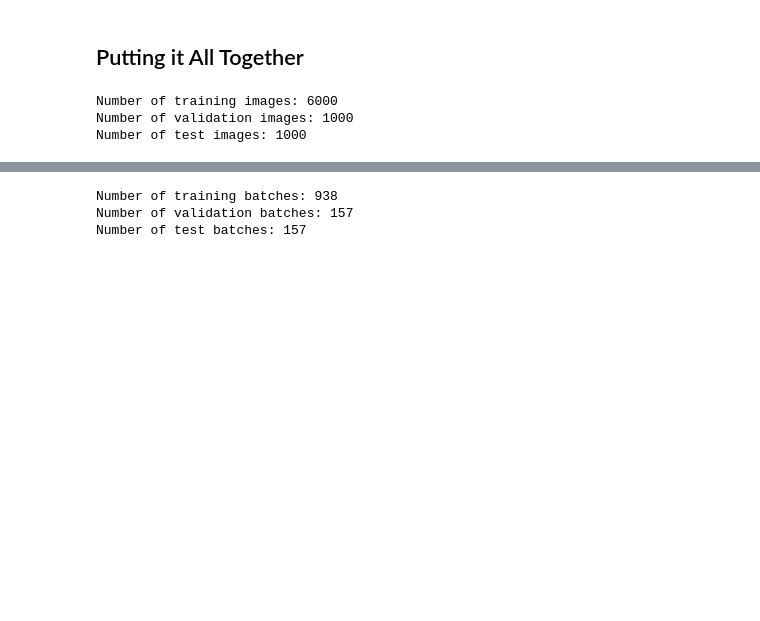
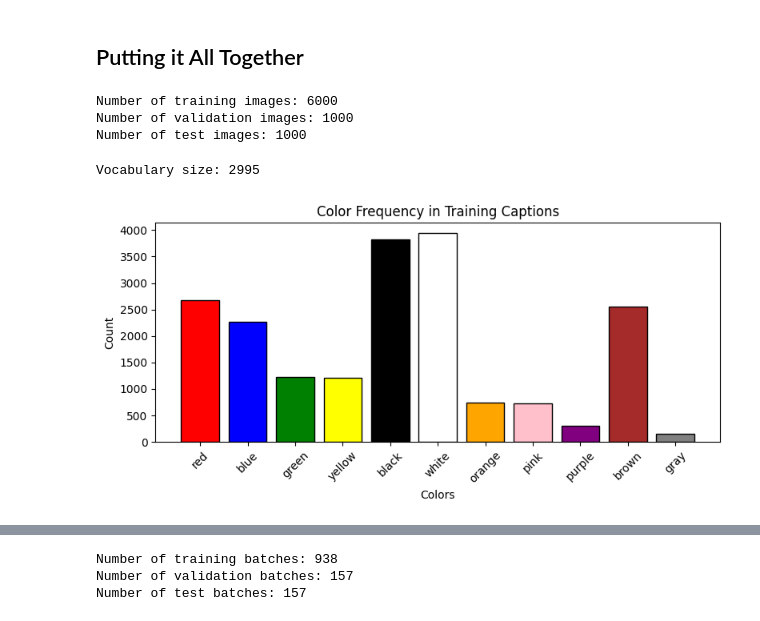
Before and after one commit to sindhu213/Image-Captioning-Model, a Jupyter notebook: model.ipynb, the cells around one changed output, grey strips where cells are left out. Cells and saved outputs as stored; diff of their text form; code cells hidden in the pictures; blank space fills up the shorter version.

```diff
--- a/model.ipynb
+++ b/model.ipynb
@@ -182,3 +182,22 @@ captions_dict = load_captions(PATH_TO_CAPTIONS)
 vocab = Vocabulary(freq_threshold=5)
 vocab.build_vocab(captions_dict)
 vocab.load_glove(PATH_TO_GLOVE)
+
+print(f"Vocabulary size: {len(vocab)}")
+# %% [output]
+Vocabulary size: 2995
+# %%
+# sanity check
+colors = ['red', 'blue', 'green', 'yellow', 'black', 'white','orange', 'pink', 'purple', 'brown', 'gray']
+color_distribution = {color: vocab.word_freq[color] for color in colors}
+
+plt.figure(figsize=(8, 4))
+plt.bar(color_distribution.keys(), color_distribution.values(), color=colors, edgecolor='black')
+plt.title("Color Frequency in Training Captions")
+plt.xlabel("Colors")
+plt.ylabel("Count")
+plt.xticks(rotation=45)
+plt.tight_layout()
+plt.show()
+# %% [output]
+[figure, added]
```
Also changed, not shown: parts of 23 cells of this notebook, 1 other file.
